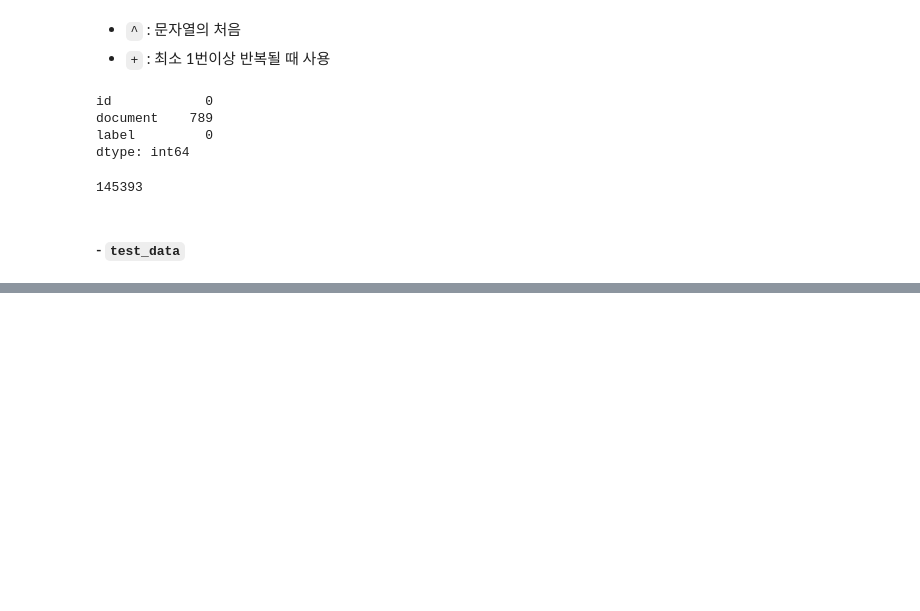
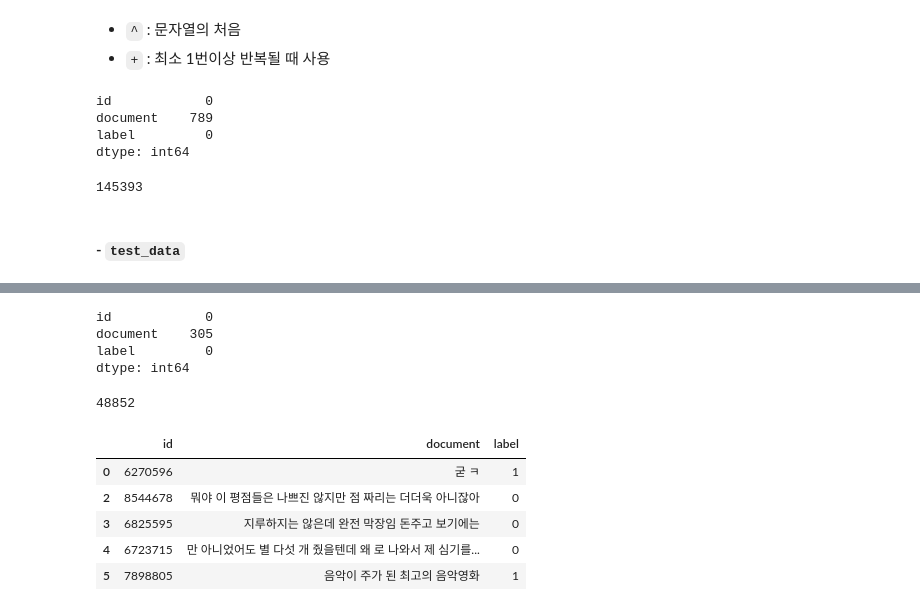
Before and after one commit to youngai1112/HK_Project, a Jupyter notebook: 7_자연어처리/01_네이버영화리뷰.ipynb, the cells around one changed output, grey strips where cells are left out. Cells and saved outputs as stored; diff of their text form; code cells hidden in the pictures; blank space fills up the shorter version.

```diff
--- a/7_자연어처리/01_네이버영화리뷰.ipynb
+++ b/7_자연어처리/01_네이버영화리뷰.ipynb
@@ -177,0 +252,23 @@ print(len(train_data))
+# %%
+# NaN값 개수 확인
+test_data["document"].replace('', np.nan, inplace=True)
+print(test_data.isnull().sum())
+# %% [output]
+id            0
+document    305
+label         0
+dtype: int64
+# %%
+test_data = test_data.dropna(how='any')
+print(len(test_data))
+# %% [output]
+48852
+# %%
+test_data[:5]
+# %% [output]
+|  | id | document | label |
+| 0 | 6270596 | 굳 ㅋ | 1 |
+| 2 | 8544678 | 뭐야 이 평점들은 나쁘진 않지만 점 짜리는 더더욱 아니잖아 | 0 |
+| 3 | 6825595 | 지루하지는 않은데 완전 막장임 돈주고 보기에는 | 0 |
+| 4 | 6723715 | 만 아니었어도 별 다섯 개 줬을텐데 왜 로 나와서 제 심기를... | 0 |
+| 5 | 7898805 | 음악이 주가 된 최고의 음악영화 | 1 |
```
Also changed, not shown: parts of 11 cells of this notebook.
